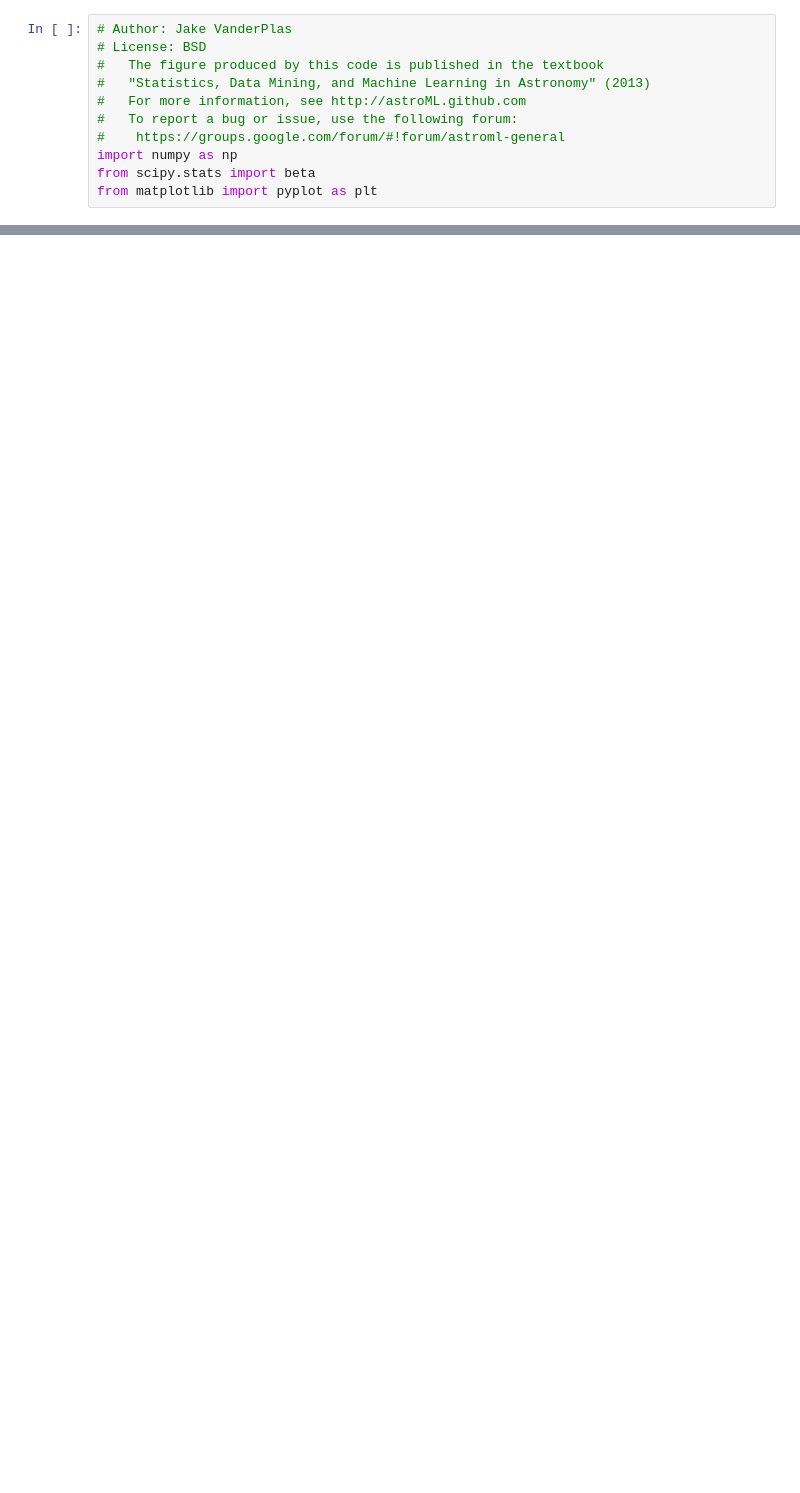
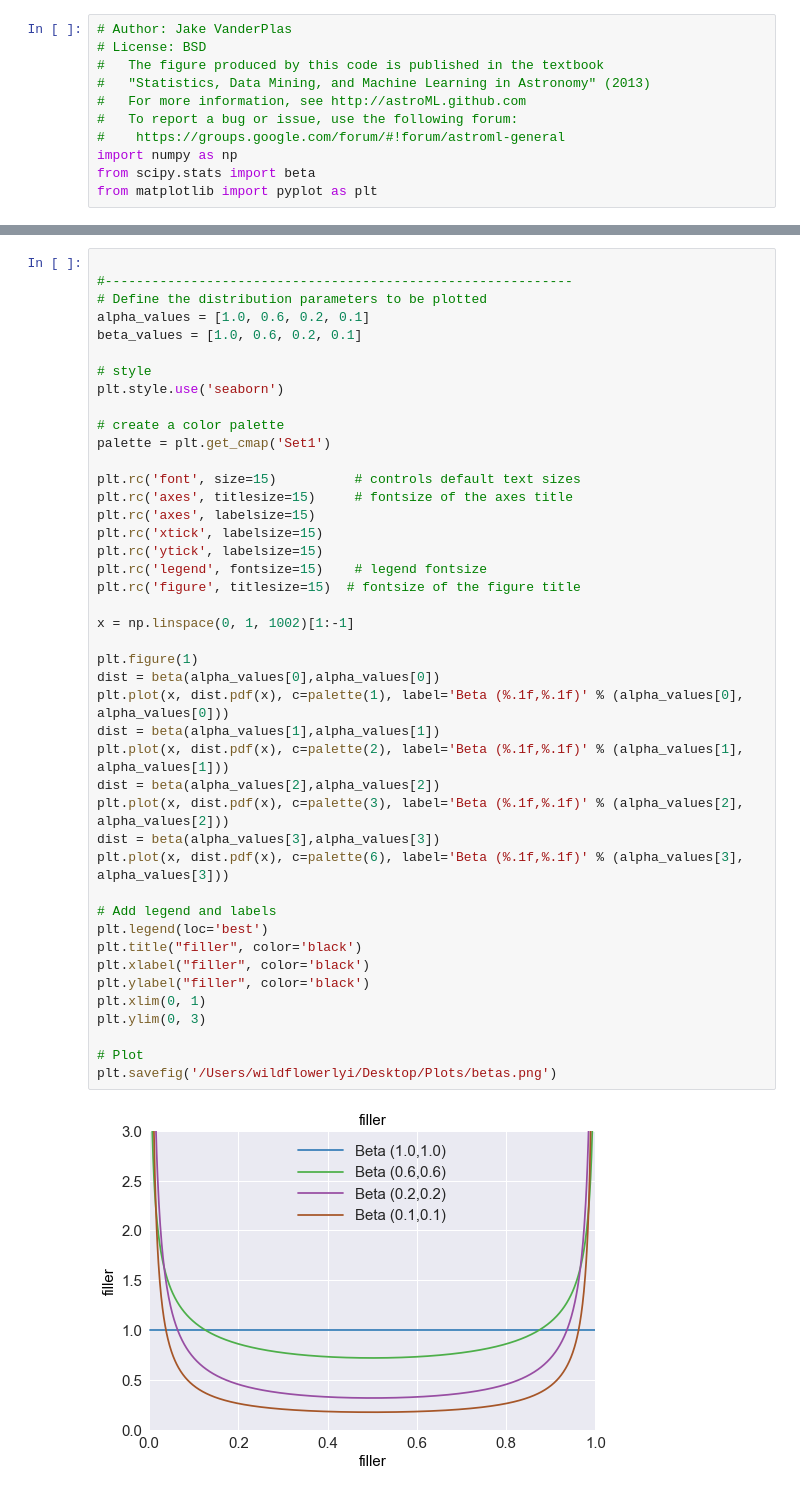
Before and after one commit to leilayasmeen/MSc_Thesis, a Jupyter notebook: gen_models/PixelVAE/betas.ipynb, the cells around one changed output, grey strips where cells are left out. Drawn from its saved outputs; the diff is of its cells as text; blank space fills up the shorter version.

```diff
--- a/gen_models/PixelVAE/betas.ipynb
+++ b/gen_models/PixelVAE/betas.ipynb
@@ -62,0 +21,45 @@ plt.savefig('/Users/wildflowerlyi/Desktop/Plots/betas.png')
+# %%
+
+#------------------------------------------------------------
+# Define the distribution parameters to be plotted
+alpha_values = [1.0, 0.6, 0.2, 0.1]
+beta_values = [1.0, 0.6, 0.2, 0.1]
+
+# style
+plt.style.use('seaborn')
+
+# create a color palette
+palette = plt.get_cmap('Set1')
+
+plt.rc('font', size=15)          # controls default text sizes
+plt.rc('axes', titlesize=15)     # fontsize of the axes title
+plt.rc('axes', labelsize=15)
+plt.rc('xtick', labelsize=15)
+plt.rc('ytick', labelsize=15)
+plt.rc('legend', fontsize=15)    # legend fontsize
+plt.rc('figure', titlesize=15)  # fontsize of the figure title
+
+x = np.linspace(0, 1, 1002)[1:-1]
+
+plt.figure(1)
+dist = beta(alpha_values[0],alpha_values[0])
+plt.plot(x, dist.pdf(x), c=palette(1), label='Beta (%.1f,%.1f)' % (alpha_values[0], alpha_values[0]))
+dist = beta(alpha_values[1],alpha_values[1])
+plt.plot(x, dist.pdf(x), c=palette(2), label='Beta (%.1f,%.1f)' % (alpha_values[1], alpha_values[1]))
+dist = beta(alpha_values[2],alpha_values[2])
+plt.plot(x, dist.pdf(x), c=palette(3), label='Beta (%.1f,%.1f)' % (alpha_values[2], alpha_values[2]))
+dist = beta(alpha_values[3],alpha_values[3])
+plt.plot(x, dist.pdf(x), c=palette(6), label='Beta (%.1f,%.1f)' % (alpha_values[3], alpha_values[3]))
+
+# Add legend and labels
+plt.legend(loc='best')
+plt.title("filler", color='black')
+plt.xlabel("filler", color='black')
+plt.ylabel("filler", color='black')
+plt.xlim(0, 1)
+plt.ylim(0, 3)
+
+# Plot
+plt.savefig('/Users/wildflowerlyi/Desktop/Plots/betas.png')
+# %% [output]
+[figure, added]
```
Also changed, not shown: parts of 2 cells of this notebook, 5 other files.
